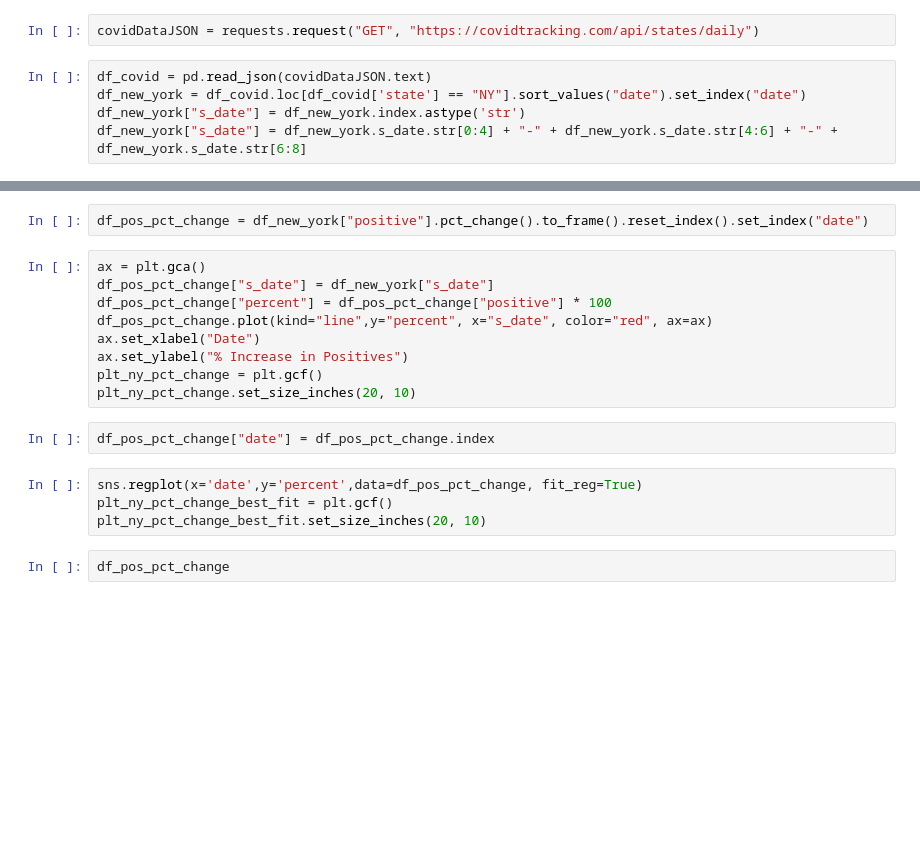
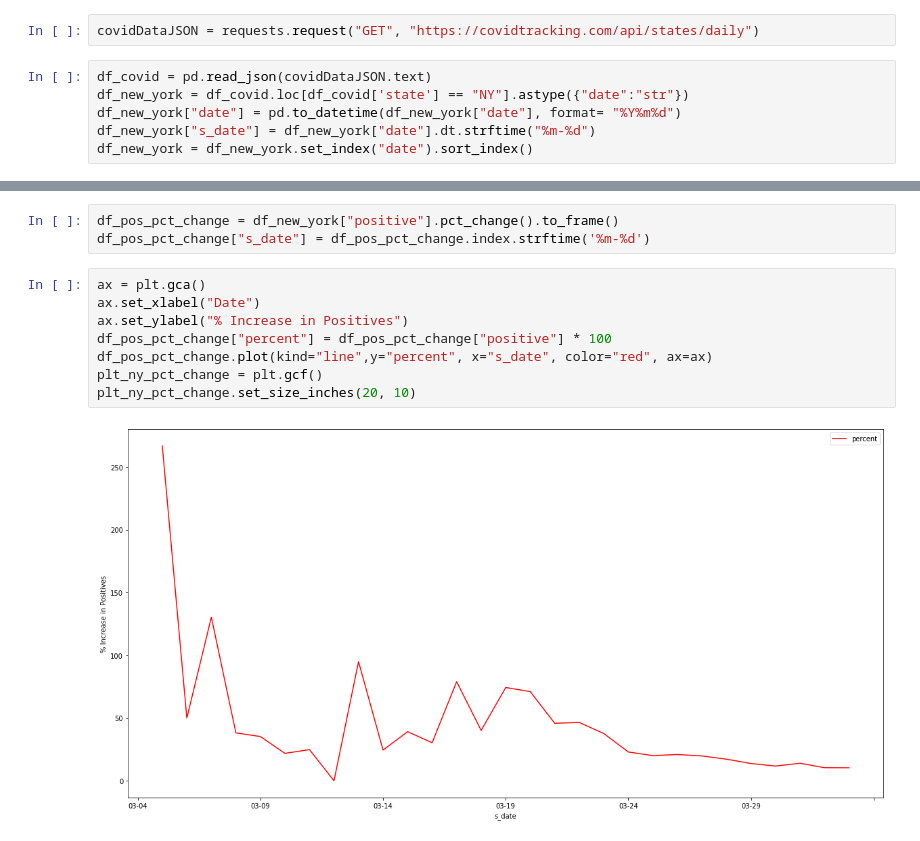
Before and after one commit to mcdan/covid-tracking-notebook, a Jupyter notebook: CovidHistoric.ipynb, the cells around one changed output, grey strips where cells are left out. Cells and saved outputs as stored; diff of their text form; blank space fills up the shorter version.

```diff
--- a/CovidHistoric.ipynb
+++ b/CovidHistoric.ipynb
@@ -9,9 +10,10 @@ notebook_path = os.path.abspath(".")
 covidDataJSON = requests.request("GET", "https://covidtracking.com/api/states/daily")
 # %%
 df_covid = pd.read_json(covidDataJSON.text)
-df_new_york = df_covid.loc[df_covid['state'] == "NY"].sort_values("date").set_index("date")
-df_new_york["s_date"] = df_new_york.index.astype('str')
-df_new_york["s_date"] = df_new_york.s_date.str[0:4] + "-" + df_new_york.s_date.str[4:6] + "-" + df_new_york.s_date.str[6:8]
+df_new_york = df_covid.loc[df_covid['state'] == "NY"].astype({"date":"str"})
+df_new_york["date"] = pd.to_datetime(df_new_york["date"], format= "%Y%m%d")
+df_new_york["s_date"] = df_new_york["date"].dt.strftime("%m-%d")
+df_new_york = df_new_york.set_index("date").sort_index()
 # %%
 ax = plt.gca()
 df_new_york.plot(kind="line",y="positive", x="s_date", color="red", ax=ax)
@@ -25,19 +29,13 @@ plt_ny_positives.savefig("log-history.png")
 # %%
-df_pos_pct_change = df_new_york["positive"].pct_change().to_frame().reset_index().set_index("date")
+df_pos_pct_change = df_new_york["positive"].pct_change().to_frame()
+df_pos_pct_change["s_date"] = df_pos_pct_change.index.strftime('%m-%d')
 # %%
 ax = plt.gca()
-df_pos_pct_change["s_date"] = df_new_york["s_date"]
+ax.set_xlabel("Date")
+ax.set_ylabel("% Increase in Positives")
 df_pos_pct_change["percent"] = df_pos_pct_change["positive"] * 100
 df_pos_pct_change.plot(kind="line",y="percent", x="s_date", color="red", ax=ax)
-ax.set_xlabel("Date")
-ax.set_ylabel("% Increase in Positives")
 plt_ny_pct_change = plt.gcf()
 plt_ny_pct_change.set_size_inches(20, 10)
+# %% [output]
+[figure, added]
-# %%
-df_pos_pct_change["date"] = df_pos_pct_change.index
-# %%
-sns.regplot(x='date',y='percent',data=df_pos_pct_change, fit_reg=True)
-plt_ny_pct_change_best_fit = plt.gcf()
-plt_ny_pct_change_best_fit.set_size_inches(20, 10)
-# %%
-df_pos_pct_change
```
Also changed, not shown: parts of 4 cells of this notebook.
